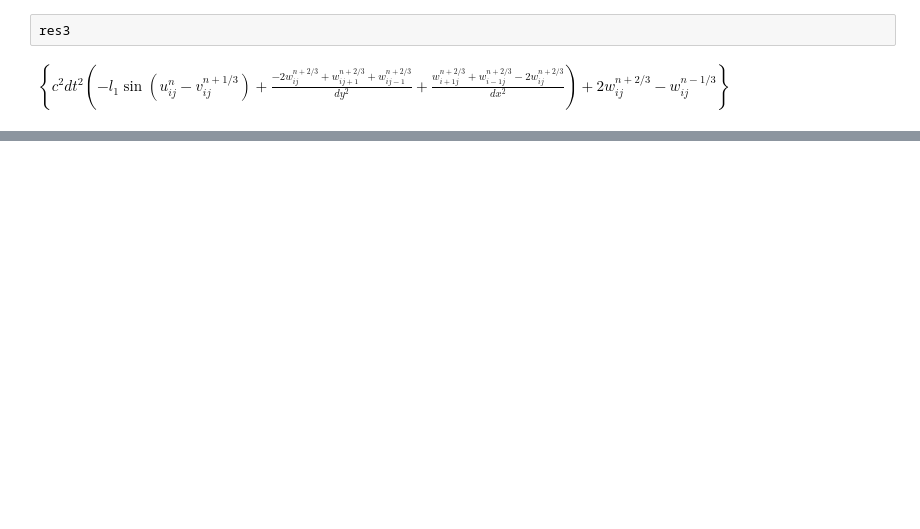
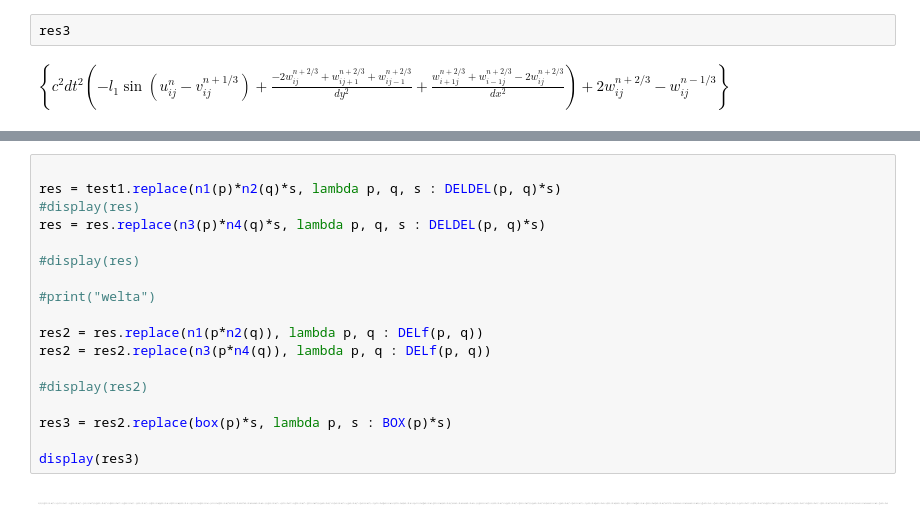
Before and after one commit to kezada94/MultiGPU-PDE-Solver, a Jupyter notebook: Untitleddd.ipynb, the cells around one changed output, grey strips where cells are left out. Drawn from its saved outputs; the diff is of its cells as text; blank space fills up the shorter version.

```diff
--- a/Untitleddd.ipynb
+++ b/Untitleddd.ipynb
@@ -70,0 +178,20 @@ $\displaystyle \left\{c^{2} dt^{2} \left(- l_{1} \sin{\left(u^{n}_{ij} - v^{n+1/
+# %%
+
+res = test1.replace(n1(p)*n2(q)*s, lambda p, q, s : DELDEL(p, q)*s)
+#display(res)
+res = res.replace(n3(p)*n4(q)*s, lambda p, q, s : DELDEL(p, q)*s)
+
+#display(res)
+
+#print("welta")
+
+res2 = res.replace(n1(p*n2(q)), lambda p, q : DELf(p, q))
+res2 = res2.replace(n3(p*n4(q)), lambda p, q : DELf(p, q))
+
+#display(res2)
+
+res3 = res2.replace(box(p)*s, lambda p, s : BOX(p)*s)
+
+display(res3)
+# %% [output]
+[figure, added]
```
Also changed, not shown: parts of 15 cells of this notebook, 7 other files.
